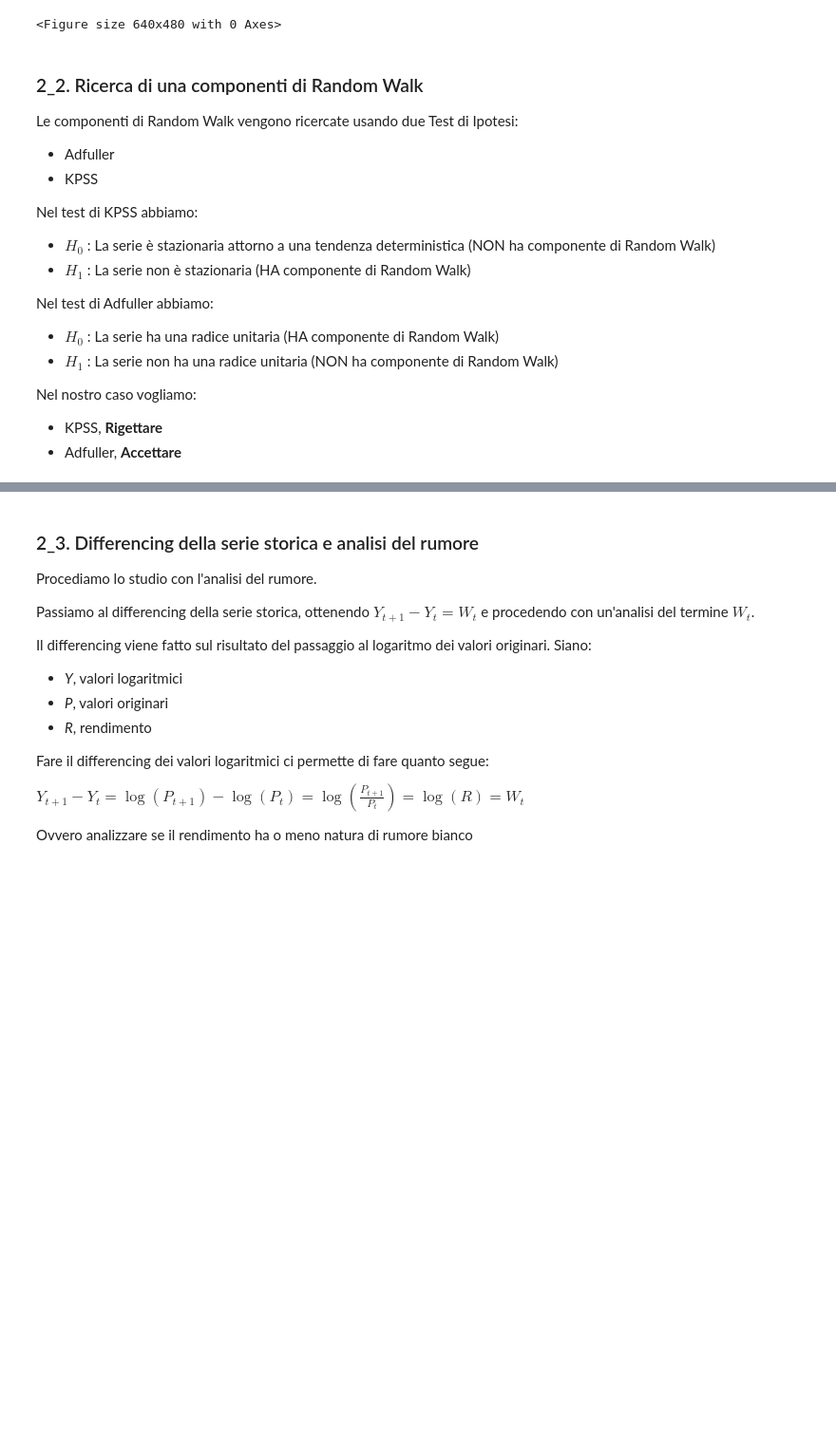
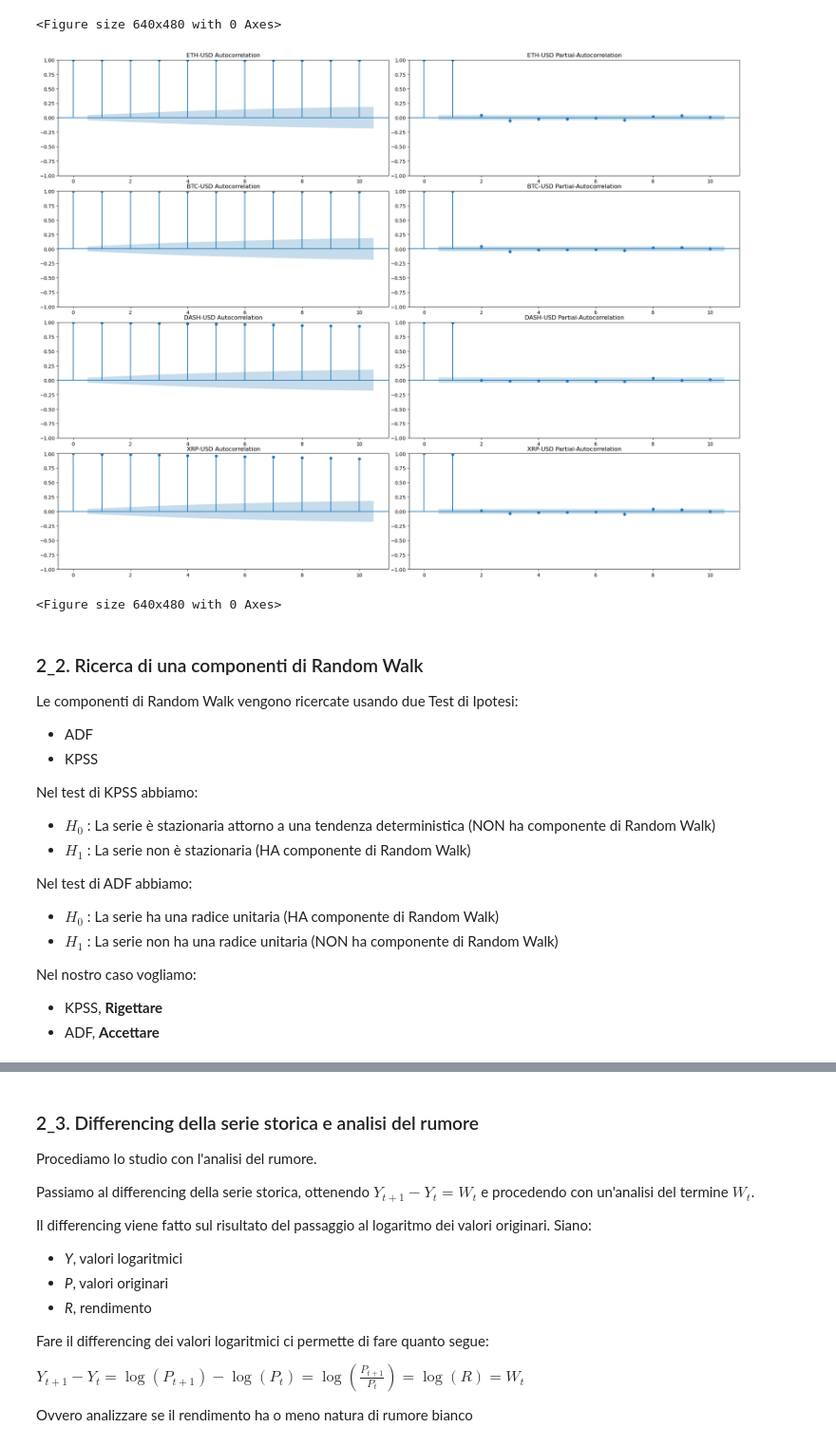
Before and after one commit to SimoneNicosanti/MPSMF_Project, a Jupyter notebook: Progetto.ipynb, the cells around one changed output, grey strips where cells are left out. Shown at 95% size. Drawn from its saved outputs; the diff is of its cells as text; code cells hidden in the pictures; blank space fills up the shorter version.

Commit message:
Revisioning Autocorrelation
Co-authored-by: Edoardo Manenti <EdoMan000@users.noreply.github.com>

```diff
--- a/Progetto.ipynb
+++ b/Progetto.ipynb
@@ -192,23 +193,44 @@ plt.clf()
 # %% [output]
 [figure]
 <Figure size 640x480 with 0 Axes>
+# %%
+from statsmodels.graphics.tsaplots import plot_pacf, plot_acf
+
+N_LAGS = 10
+
+fig, ax = plt.subplots(figsize=(20, 15), nrows = len(cryptoList), ncols = 2)
+fig.tight_layout()
+i = 0
+for crypto in cryptoList :
+    plot_acf(x = cryptoDataFrameDict[crypto]["LogClosePrice"], ax = ax[i][0], lags = N_LAGS, title = crypto + " Autocorrelation")
+    i += 1
+
+i = 0
+for crypto in cryptoList :
+    plot_pacf(x = cryptoDataFrameDict[crypto]["LogClosePrice"], ax = ax[i][1], lags = N_LAGS, title = crypto + " Partial-Autocorrelation")
+    i += 1
+plt.show()
+plt.clf()
+# %% [output]
+[figure, added]
+<Figure size 640x480 with 0 Axes>
 # %% [markdown]
 ### 2_2. Ricerca di una componenti di Random Walk
 Le componenti di Random Walk vengono ricercate usando due Test di Ipotesi:
-* Adfuller
+* ADF
 * KPSS
 
 Nel test di KPSS abbiamo:
 * $H_0$ : La serie è stazionaria attorno a una tendenza deterministica (NON ha componente di Random Walk)
 * $H_1$ : La serie non è stazionaria (HA componente di Random Walk)
 
-Nel test di Adfuller abbiamo:
+Nel test di ADF abbiamo:
 * $H_0$ : La serie ha una radice unitaria (HA componente di Random Walk)
 * $H_1$ : La serie non ha una radice unitaria (NON ha componente di Random Walk)
 
 Nel nostro caso vogliamo:
 * KPSS, **Rigettare**
-* Adfuller, **Accettare**
+* ADF, **Accettare**
 # %%
 from rich.console import Console
 from rich.table import Table
```
Also changed, not shown: parts of 10 cells of this notebook.
